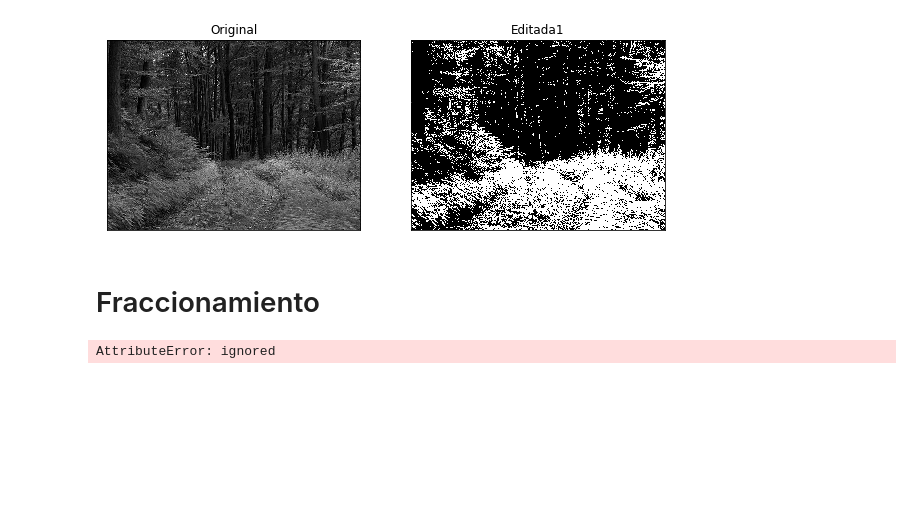
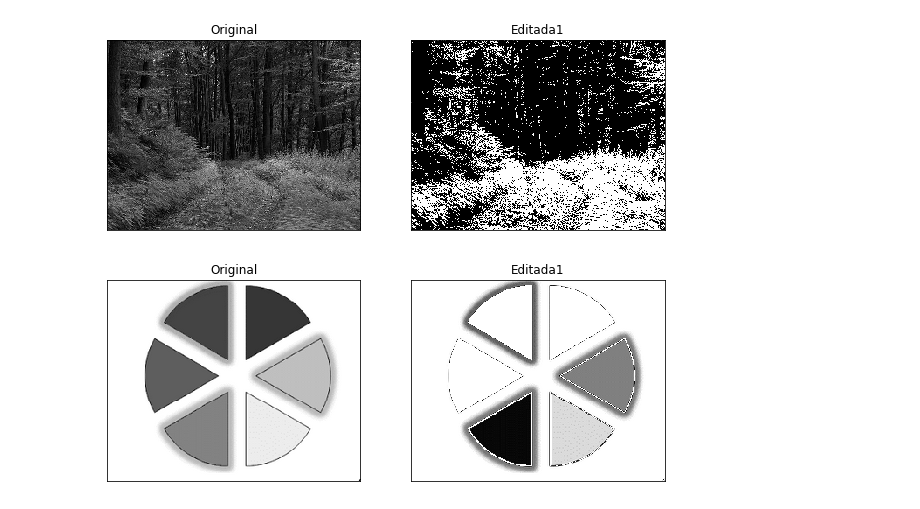
Before and after one commit to tinanano19/melo, a Jupyter notebook: Untitled0.ipynb, the cells around one changed output. Saved outputs shown, nothing was run; the diff lists cells and outputs as text; code cells hidden in the pictures; blank space fills up the shorter version.

```diff
--- a/Untitled0.ipynb
+++ b/Untitled0.ipynb
@@ -235,29 +233,27 @@ def binarizacion(img, minr=10,maxr=60):
 binarizacion('tree.png',70,178)
 # %% [output]
 [figure]
-# %% [markdown]
-# Fraccionamiento
 # %%
 def Fraccionamiento(img,minr=10, maxr=60):
     #Cargar imagen
-    img=cv2.imread(img, cv2.IMREAD_GRAYSCALE)
+    img=cv2.imread(img,0)
     rows, columns = img.shape
     img2=np.zeros((rows, columns), dtype = np.uint8)
 
     #intervalos
     a = minr
     b = maxr
 
     for x in range(0,rows):
       for y in range(0,columns):
         r = img[x][y]
-        if a <= r and r<= b:
+        if (a <= r) and (r <= b):
           img2[x][y]=255
         else:
           img2[x][y]=img[x][y]
-    displayGray(img,img2)
+    displayGray2(img,img2)
     return
 
 Fraccionamiento('pastel.png',0,125)
 # %% [output]
-AttributeError: ignored
+[figure, added]
```
Also changed, not shown: parts of 2 cells of this notebook.
